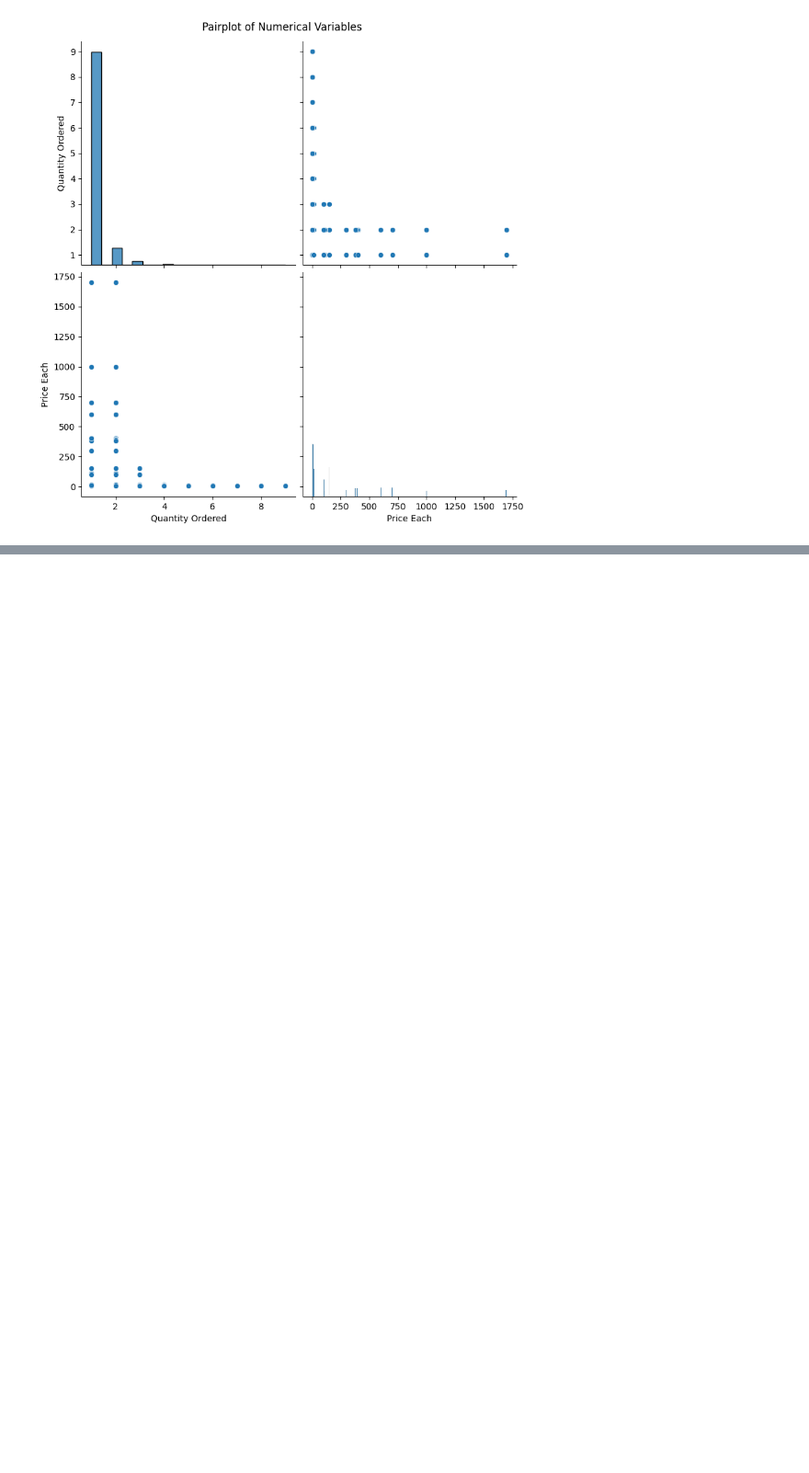
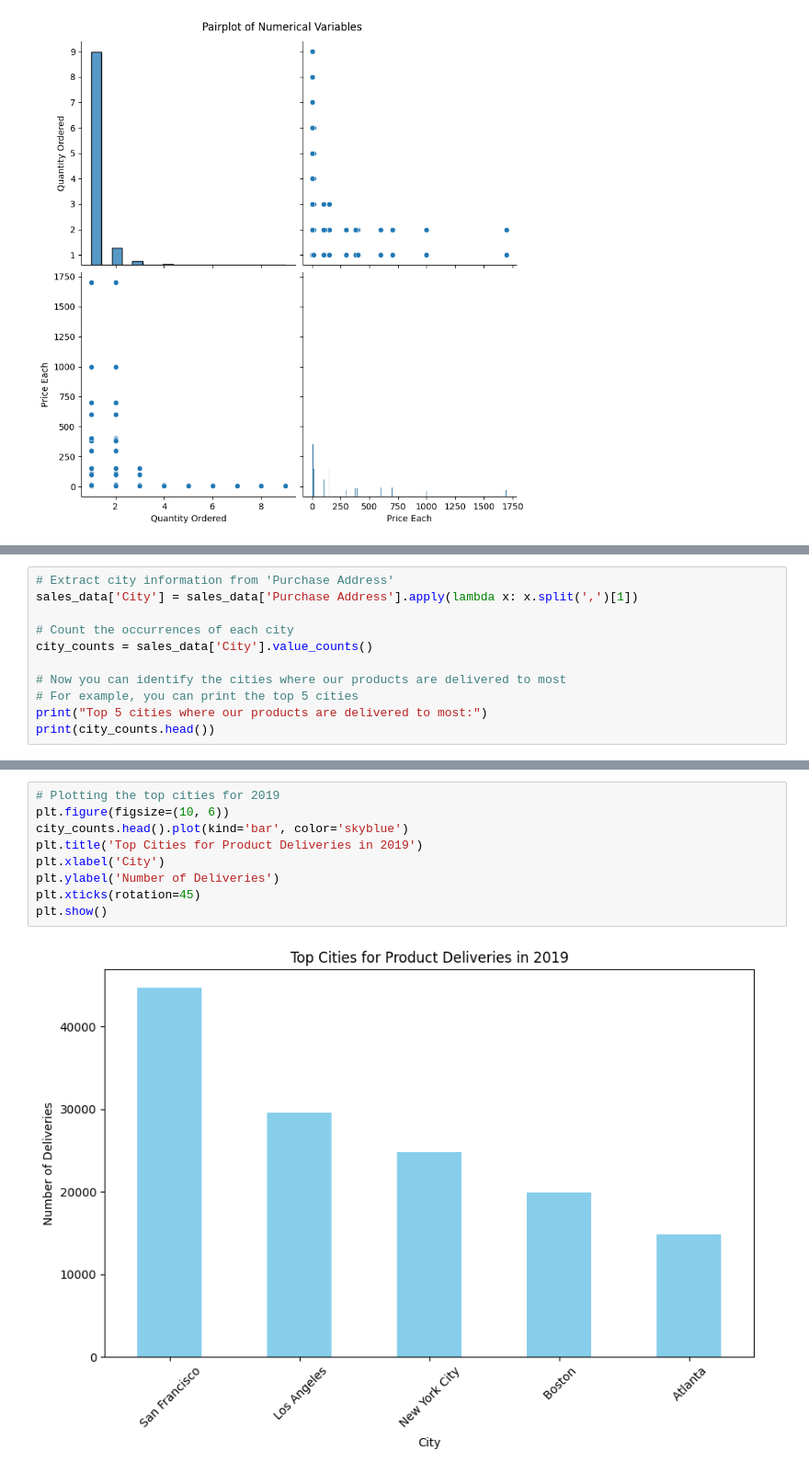
Before and after one commit to Samidirbsa/PowerBI_Capstone_Project, a Jupyter notebook: notebook.ipynb, the cells around one changed output, grey strips where cells are left out. Shown at 92% size. Drawn from its saved outputs; the diff is of its cells as text; blank space fills up the shorter version.

```diff
--- a/notebook.ipynb
+++ b/notebook.ipynb
@@ -2414,0 +2531,11 @@ plt.show()
+# %%
+# Extract city information from 'Purchase Address'
+sales_data['City'] = sales_data['Purchase Address'].apply(lambda x: x.split(',')[1])
+
+# Count the occurrences of each city
+city_counts = sales_data['City'].value_counts()
+
+# Now you can identify the cities where our products are delivered to most
+# For example, you can print the top 5 cities
+print("Top 5 cities where our products are delivered to most:")
+print(city_counts.head())
@@ -2414,0 +2551,11 @@ plt.show()
+# %%
+# Plotting the top cities for 2019
+plt.figure(figsize=(10, 6))
+city_counts.head().plot(kind='bar', color='skyblue')
+plt.title('Top Cities for Product Deliveries in 2019')
+plt.xlabel('City')
+plt.ylabel('Number of Deliveries')
+plt.xticks(rotation=45)
+plt.show()
+# %% [output]
+[figure, added]
```
Also changed, not shown: parts of 23 cells of this notebook.
